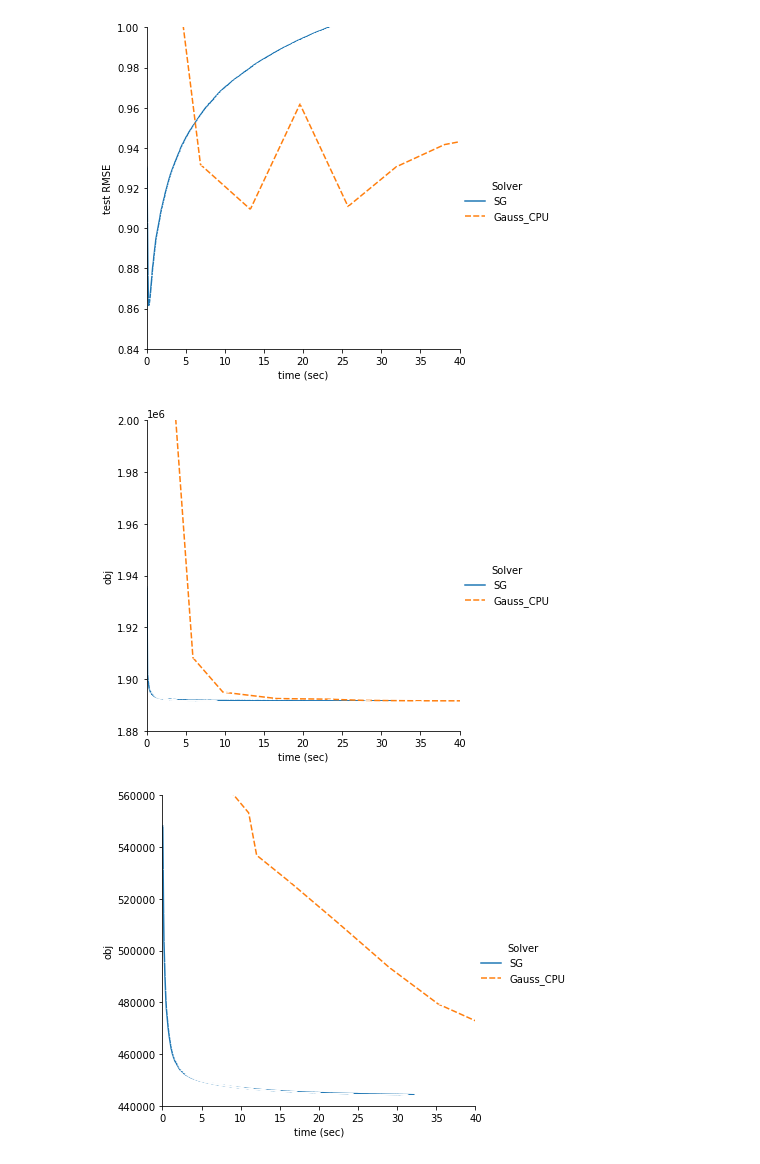
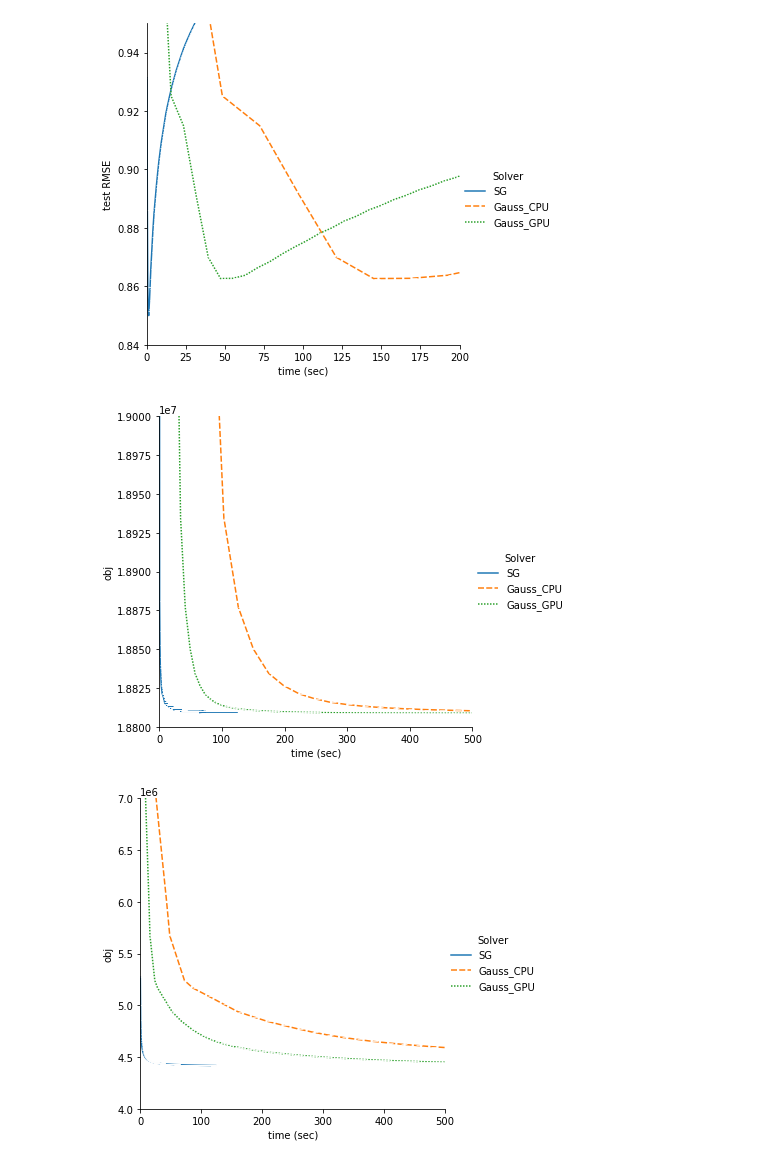
Before and after one commit to jyhsia5174/Gauss-Newton-EXP-Code, a Jupyter notebook: analysis/fig8.ipynb, the cells around one changed output. Saved outputs shown, nothing was run; the diff lists cells and outputs as text; code cells hidden in the pictures.

```diff
--- a/analysis/fig8.ipynb
+++ b/analysis/fig8.ipynb
@@ -8,9 +8,9 @@ import matplotlib.pyplot as plt
 def get_test_loss(l2):
     data_names = ['SG', "Gauss_CPU", "Gauss_GPU"]
     data_frames = []
-    data_frames.append( pd.read_csv('libmf-log/f_0_l2_'+l2+'_k_40_t_500_r_0.1.csv') )  # SG
-    data_frames.append( pd.read_csv('matlab-log/'+'sol_0_gpu_0_l2_'+l2+'_d_40_t_100_eta_0.3_cgt_20.csv') ) # Gauss CPU
-    # data_frames.append( pd.read_csv('matlab-log/'+'sol_1_gpu_0_l2_'+l2+'_d_40_t_100_eta_0.3_cgt_20.csv') )  # Gauss GPU
+    data_frames.append( pd.read_csv('libmf-log/f_0_l2_'+l2+'_k_40_t_500_r_0.1_time_1.csv') )  # SG
+    data_frames.append( pd.read_csv('matlab-log/'+'sol_0_gpu_0_l2_'+l2+'_d_40_t_100_eta_0.3_cgt_20_time_1.csv') ) # Gauss CPU
+    data_frames.append( pd.read_csv('matlab-log/'+'sol_0_gpu_1_l2_'+l2+'_d_40_t_100_eta_0.3_cgt_20_time_1.csv') )  # Gauss GPU
 
     data_frames[0] = data_frames[0].rename(columns={'va_rmse':'test_loss'})
     for i in range(len(data_frames)):
@@ -21,9 +21,9 @@ def get_test_loss(l2):
 def get_obj(l2):
     data_names = ['SG', "Gauss_CPU", "Gauss_GPU"]
     data_frames = []
-    data_frames.append( pd.read_csv('libmf-log/f_0_l2_'+l2+'_k_40_t_500_r_0.1.csv') )  # SG
-    data_frames.append( pd.read_csv('matlab-log/'+'sol_0_gpu_0_l2_'+l2+'_d_40_t_100_eta_0.3_cgt_20.csv') ) # Gauss CPU
-    # data_frames.append( pd.read_csv('matlab-log/'+'sol_1_gpu_0_l2_'+l2+'_d_40_t_100_eta_0.3_cgt_20.csv') )  # Gauss GPU
+    data_frames.append( pd.read_csv('libmf-log/f_0_l2_'+l2+'_k_40_t_500_r_0.1_time_1.csv') )  # SG
+    data_frames.append( pd.read_csv('matlab-log/'+'sol_0_gpu_0_l2_'+l2+'_d_40_t_100_eta_0.3_cgt_20_time_1.csv') ) # Gauss CPU
+    data_frames.append( pd.read_csv('matlab-log/'+'sol_0_gpu_1_l2_'+l2+'_d_40_t_100_eta_0.3_cgt_20_time_1.csv') )  # Gauss GPU
 
     for i in range(len(data_frames)):
         data_frames[i] = data_frames[i][["time", "obj"]]
@@ -52,28 +52,28 @@ l2 = "5e-3"
 data = get_test_loss(l2)
 data = data.melt(id_vars="time", var_name="Solver")
 g = sns.relplot(x = "time", y="value", hue="Solver", style="Solver", dashes=True, marker=True, kind="line", data=data)
-g.ax.set(xlim=(0, 40), ylim=(0.84, 1), xlabel="time (sec)", ylabel="test RMSE")
+g.ax.set(xlim=(0, 200), ylim=(0.84, 0.95), xlabel="time (sec)", ylabel="test RMSE")
 g.savefig("fig/fig8-"+l2+"-RMSE.png")
 # %% [output]
-[figure, old version]
+[figure, new version]
 # %%
 l2 = "5e-1"
 data = get_obj(l2)
 data = data.melt(id_vars="time", var_name="Solver")
 g = sns.relplot(x = "time", y="value", hue="Solver", style="Solver", dashes=True, marker=True, kind="line", data=data)
-g.ax.set(xlim=(0, 40), ylim=(1.88e6, 2e6), xlabel="time (sec)", ylabel="obj")
+g.ax.set(xlim=(0, 500), ylim=(1.88e7, 1.9e7), xlabel="time (sec)", ylabel="obj")
 g.savefig("fig/fig8-"+l2+"-obj.png")
 # %% [output]
-[figure, old version]
+[figure, new version]
 # %%
 l2 = "5e-2"
 data = get_obj(l2)
 data = data.melt(id_vars="time", var_name="Solver")
 g = sns.relplot(x = "time", y="value", hue="Solver", style="Solver", dashes=True, marker=True, kind="line", data=data)
-g.ax.set(xlim=(0, 40), ylim=(4.4e5, 5.6e5), xlabel="time (sec)", ylabel="obj")
+g.ax.set(xlim=(0, 500), ylim=(4e6, 7e6), xlabel="time (sec)", ylabel="obj")
 g.savefig("fig/fig8-"+l2+"-obj.png")
 # %% [output]
-[figure, old version]
+[figure, new version]
 # %%
 l2 = "5e-3"
 data = get_obj(l2)
```
Also changed, not shown: parts of 3 cells of this notebook, 20 other files.
